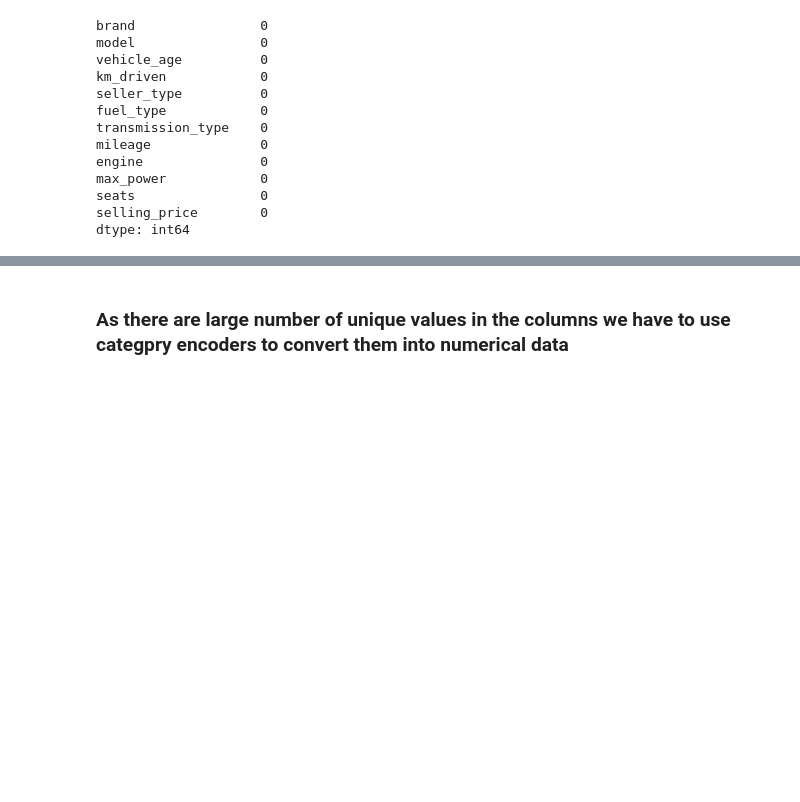
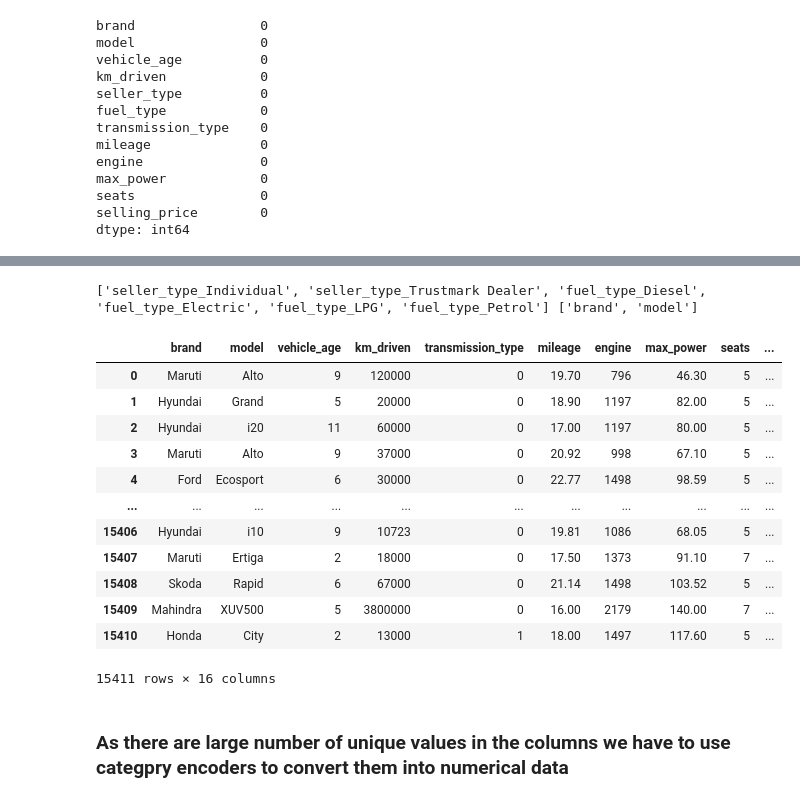
Before and after one commit to 1404Samyak/Random_Forest-_Regressor, a Jupyter notebook: carprice.ipynb, the cells around one changed output, grey strips where cells are left out. Drawn from its saved outputs; the diff is of its cells as text; code cells hidden in the pictures; blank space fills up the shorter version.

```diff
--- a/carprice.ipynb
+++ b/carprice.ipynb
@@ -75,3 +93,31 @@ categorical_columns
+# %%
+data['transmission_type']=data['transmission_type'].map({'Manual':0,'Automatic':1})
+encoded_data=pd.get_dummies(data,columns=['seller_type','fuel_type'],drop_first=True)
+features=[column for column in encoded_data.columns if column not in data.columns]
+categorical_columns.remove('transmission_type')
+categorical_columns.remove('seller_type')
+categorical_columns.remove('fuel_type')
+print(features,categorical_columns)
+# %% [output]
+['seller_type_Individual', 'seller_type_Trustmark Dealer', 'fuel_type_Diesel', 'fuel_type_Electric', 'fuel_type_LPG', 'fuel_type_Petrol'] ['brand', 'model']
+# %%
+encoded_data[features]=encoded_data[features].astype(int)
+data=encoded_data
+data
+# %% [output]
+|  | brand | model | vehicle_age | km_driven | transmission_type | mileage | engine | max_power | seats | ... |
+| 0 | Maruti | Alto | 9 | 120000 | 0 | 19.70 | 796 | 46.30 | 5 | ... |
+| 1 | Hyundai | Grand | 5 | 20000 | 0 | 18.90 | 1197 | 82.00 | 5 | ... |
+| 2 | Hyundai | i20 | 11 | 60000 | 0 | 17.00 | 1197 | 80.00 | 5 | ... |
+| 3 | Maruti | Alto | 9 | 37000 | 0 | 20.92 | 998 | 67.10 | 5 | ... |
+| 4 | Ford | Ecosport | 6 | 30000 | 0 | 22.77 | 1498 | 98.59 | 5 | ... |
+| ... | ... | ... | ... | ... | ... | ... | ... | ... | ... | ... |
+| 15406 | Hyundai | i10 | 9 | 10723 | 0 | 19.81 | 1086 | 68.05 | 5 | ... |
+| 15407 | Maruti | Ertiga | 2 | 18000 | 0 | 17.50 | 1373 | 91.10 | 7 | ... |
+| 15408 | Skoda | Rapid | 6 | 67000 | 0 | 21.14 | 1498 | 103.52 | 5 | ... |
+| 15409 | Mahindra | XUV500 | 5 | 3800000 | 0 | 16.00 | 2179 | 140.00 | 7 | ... |
+| 15410 | Honda | City | 2 | 13000 | 1 | 18.00 | 1497 | 117.60 | 5 | ... |
+15411 rows × 16 columns
 # %% [markdown]
 ### As there are large number of unique values in the columns we have to use categpry encoders to convert them into numerical data
 # %%
```
Also changed, not shown: parts of 3 cells of this notebook.
